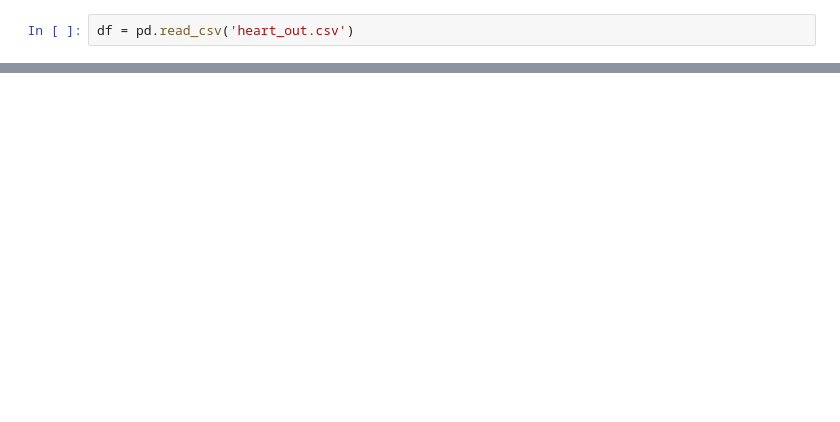
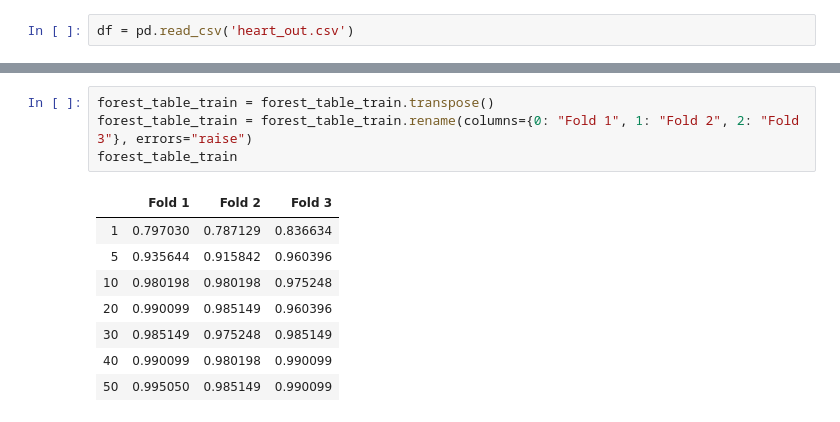
Before and after one commit to TreadKing/Data-Science, a Jupyter notebook: Project/Devang_Patel_Project_Part2.ipynb, the cells around one changed output, grey strips where cells are left out. Saved outputs shown, nothing was run; the diff lists cells and outputs as text; blank space fills up the shorter version.

```diff
--- a/Project/Devang_Patel_Project_Part2.ipynb
+++ b/Project/Devang_Patel_Project_Part2.ipynb
@@ -51,0 +111,13 @@ forest_table
+# %%
+forest_table_train = forest_table_train.transpose()
+forest_table_train = forest_table_train.rename(columns={0: "Fold 1", 1: "Fold 2", 2: "Fold 3"}, errors="raise")
+forest_table_train
+# %% [output]
+|  | Fold 1 | Fold 2 | Fold 3 |
+| 1 | 0.797030 | 0.787129 | 0.836634 |
+| 5 | 0.935644 | 0.915842 | 0.960396 |
+| 10 | 0.980198 | 0.980198 | 0.975248 |
+| 20 | 0.990099 | 0.985149 | 0.960396 |
+| 30 | 0.985149 | 0.975248 | 0.985149 |
+| 40 | 0.990099 | 0.980198 | 0.990099 |
+| 50 | 0.995050 | 0.985149 | 0.990099 |
```
Also changed, not shown: parts of 11 cells of this notebook.
